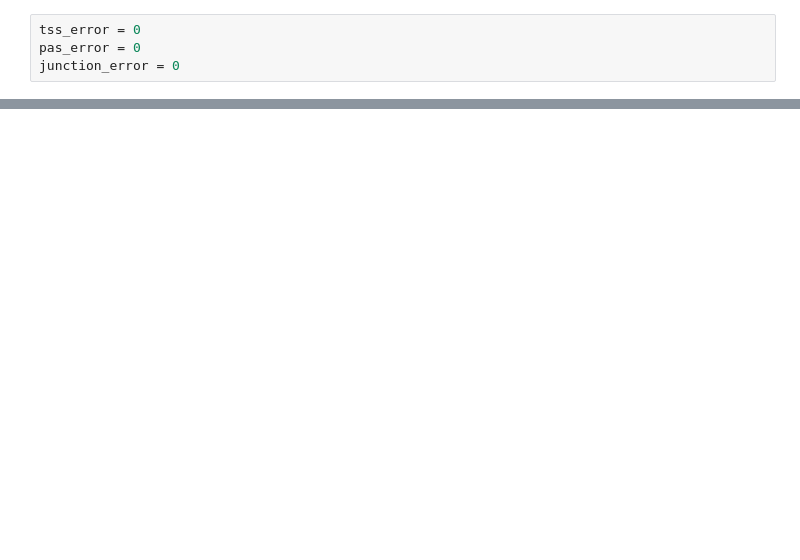
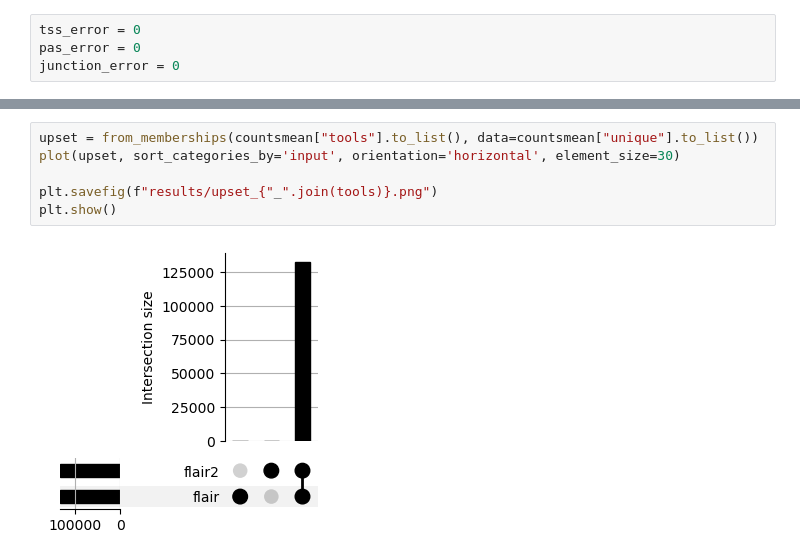
Before and after one commit to IceFreez3r/master-thesis, a Jupyter notebook: notebooks/tool_overlap.ipynb, the cells around one changed output, grey strips where cells are left out. Drawn from its saved outputs; the diff is of its cells as text; blank space fills up the shorter version.

```diff
--- a/notebooks/tool_overlap.ipynb
+++ b/notebooks/tool_overlap.ipynb
@@ -205,3 +224,11 @@ counts
+# %%
+upset = from_memberships(countsmean["tools"].to_list(), data=countsmean["unique"].to_list())
+plot(upset, sort_categories_by='input', orientation='horizontal', element_size=30)
+
+plt.savefig(f"results/upset_{"_".join(tools)}.png")
+plt.show()
+# %% [output]
+[figure, added]
 # %%
 upset = from_memberships(counts["tools"].to_list(), data=counts["unique"].to_list())
 plot(upset, sort_categories_by='input', orientation='horizontal', element_size=30)
```
Also changed, not shown: parts of 16 cells of this notebook.
